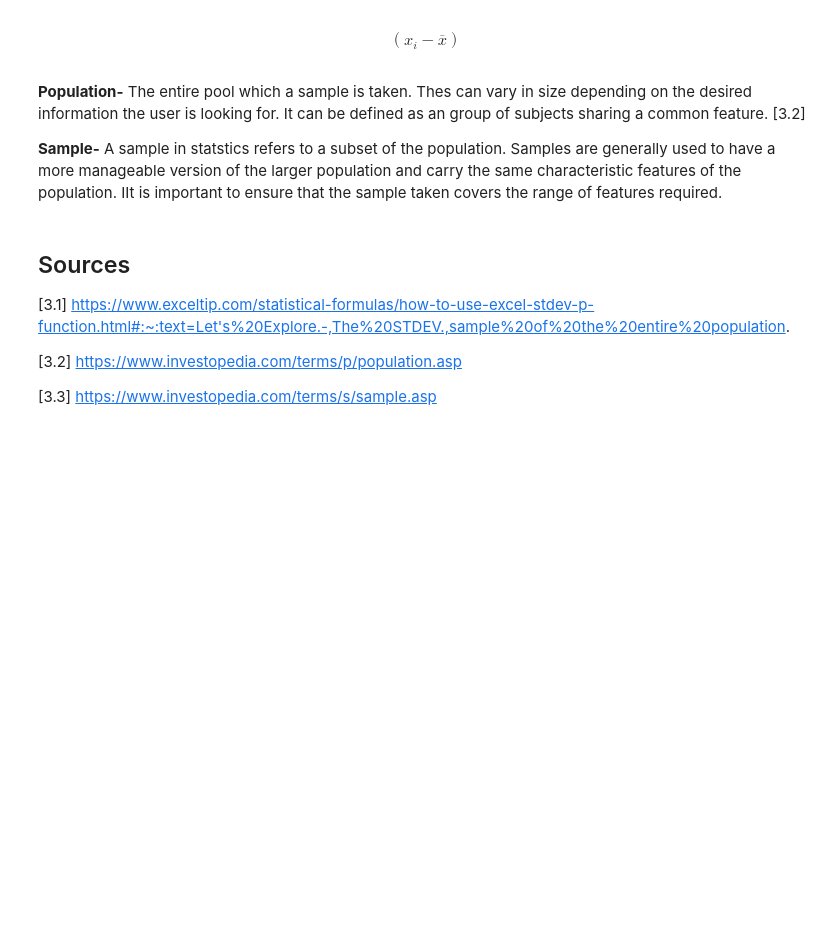
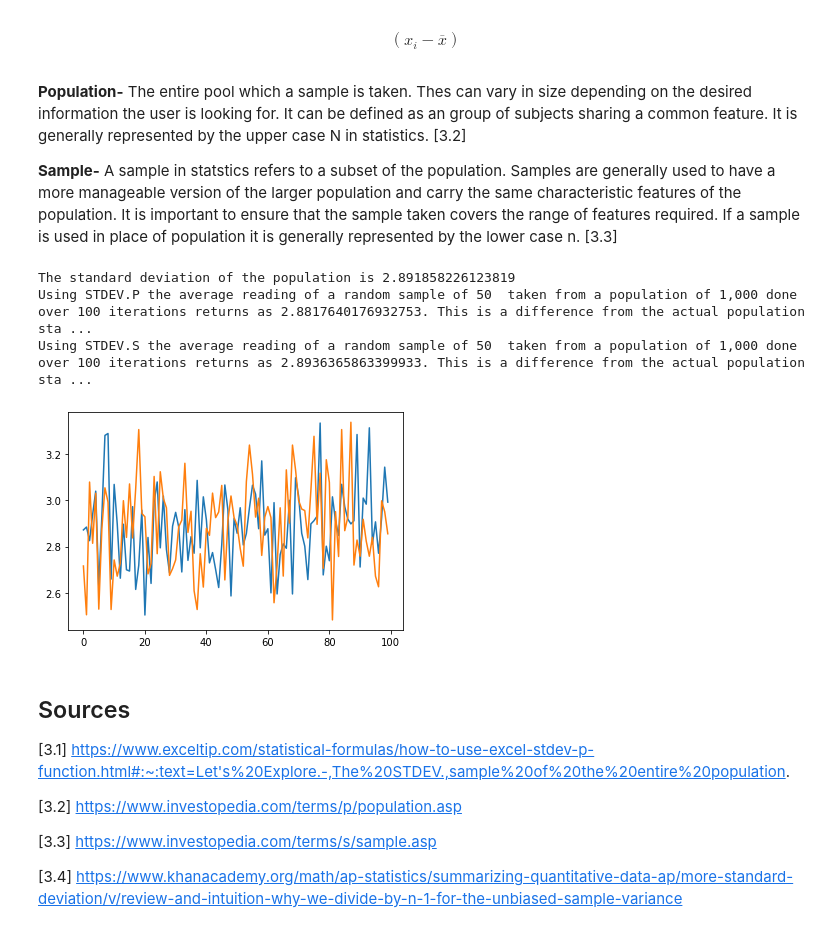
Before and after one commit to IanWafer/Machine-Learning-and-Statistics-GMIT2020, a Jupyter notebook: Tasks For Machine Learning & Statistics Module.ipynb, the cells around one changed output. Saved outputs shown, nothing was run; the diff lists cells and outputs as text; code cells hidden in the pictures; blank space fills up the shorter version.

Commit message:
Standard deviation code added.

```diff
--- a/Tasks For Machine Learning & Statistics Module.ipynb
+++ b/Tasks For Machine Learning & Statistics Module.ipynb
@@ -270,9 +271,45 @@ Before we move forward we should define a few of the functions we're discussing.
 (x_{i} - \overline{x})
 \end{align*}
 # %% [markdown]
-<b>Population-</b> The entire pool which a sample is taken. Thes can vary in size depending on the desired information the user is looking for. It can be defined as an group of subjects sharing a common feature. [3.2]
+<b>Population-</b> The entire pool which a sample is taken. Thes can vary in size depending on the desired information the user is looking for. It can be defined as an group of subjects sharing a common feature. It is generally represented by the upper case N in statistics. [3.2]
 
-<b>Sample-</b> A sample in statstics refers to a subset of the population. Samples are generally used to have a more manageable version of the larger population and carry the same characteristic features of the population. IIt is important to ensure that the sample taken covers the range of features required.
+<b>Sample-</b> A sample in statstics refers to a subset of the population. Samples are generally used to have a more manageable version of the larger population and carry the same characteristic features of the population. It is important to ensure that the sample taken covers the range of features required. If a sample is used in place of population it is generally represented by the lower case n. [3.3]
+# %%
+import matplotlib.pyplot as plt
+import statistics as stat
+
+def stdev_p(pop):
+    avg_STDDEV_P = []
+    for i in range(100):
+        x = np.random.randint(950)
+        reading = numpy.std(pop[x:(x+50)])
+        avg_STDDEV_P.append(reading)
+    plt.plot(avg_STDDEV_P)
+    return  stat.mean(avg_STDDEV_P)
+
+def stdev_s(pop):
+    avg_STDDEV_S = []
+    for i in range(100):
+        x = np.random.randint(950)
+        reading = numpy.std(pop[x:(x+50)], ddof = 1)
+        avg_STDDEV_S.append(reading)
+    plt.plot(avg_STDDEV_S)
+    return  stat.mean(avg_STDDEV_S)
+
+pop = np.random.randint(10, size=1000)
+
+pop_STDEV_P = numpy.std(pop)
+print(f"The standard deviation of the population is {pop_STDEV_P}")
+
+STDEV_P = stdev_p(pop)
+STDEV_S = stdev_s(pop)
+print(f"Using STDEV.P the average reading of a random sample of 50  taken from a population of 1,000 done over 100 iterations returns as {STDEV_P}. This is a difference from the actual population standard deviation of {abs(STDEV_P - pop_STDEV_P)}")
+print(f"Using STDEV.S the average reading of a random sample of 50  taken from a population of 1,000 done over 100 iterations returns as {STDEV_S}. This is a difference from the actual population standard deviation of {abs(STDEV_S - pop_STDEV_P)}")
+# %% [output]
+The standard deviation of the population is 2.891858226123819
+Using STDEV.P the average reading of a random sample of 50  taken from a population of 1,000 done over 100 iterations returns as 2.8817640176932753. This is a difference from the actual population sta ...
+Using STDEV.S the average reading of a random sample of 50  taken from a population of 1,000 done over 100 iterations returns as 2.8936365863399933. This is a difference from the actual population sta ...
+[figure, added]
 # %% [markdown]
 ## Sources
 
@@ -281,3 +318,5 @@ Before we move forward we should define a few of the functions we're discussing.
 [3.2] https://www.investopedia.com/terms/p/population.asp
 
 [3.3]  https://www.investopedia.com/terms/s/sample.asp
+
+[3.4] https://www.khanacademy.org/math/ap-statistics/summarizing-quantitative-data-ap/more-standard-deviation/v/review-and-intuition-why-we-divide-by-n-1-for-the-unbiased-sample-variance
```
Also changed, not shown: parts of 1 cell of this notebook.
